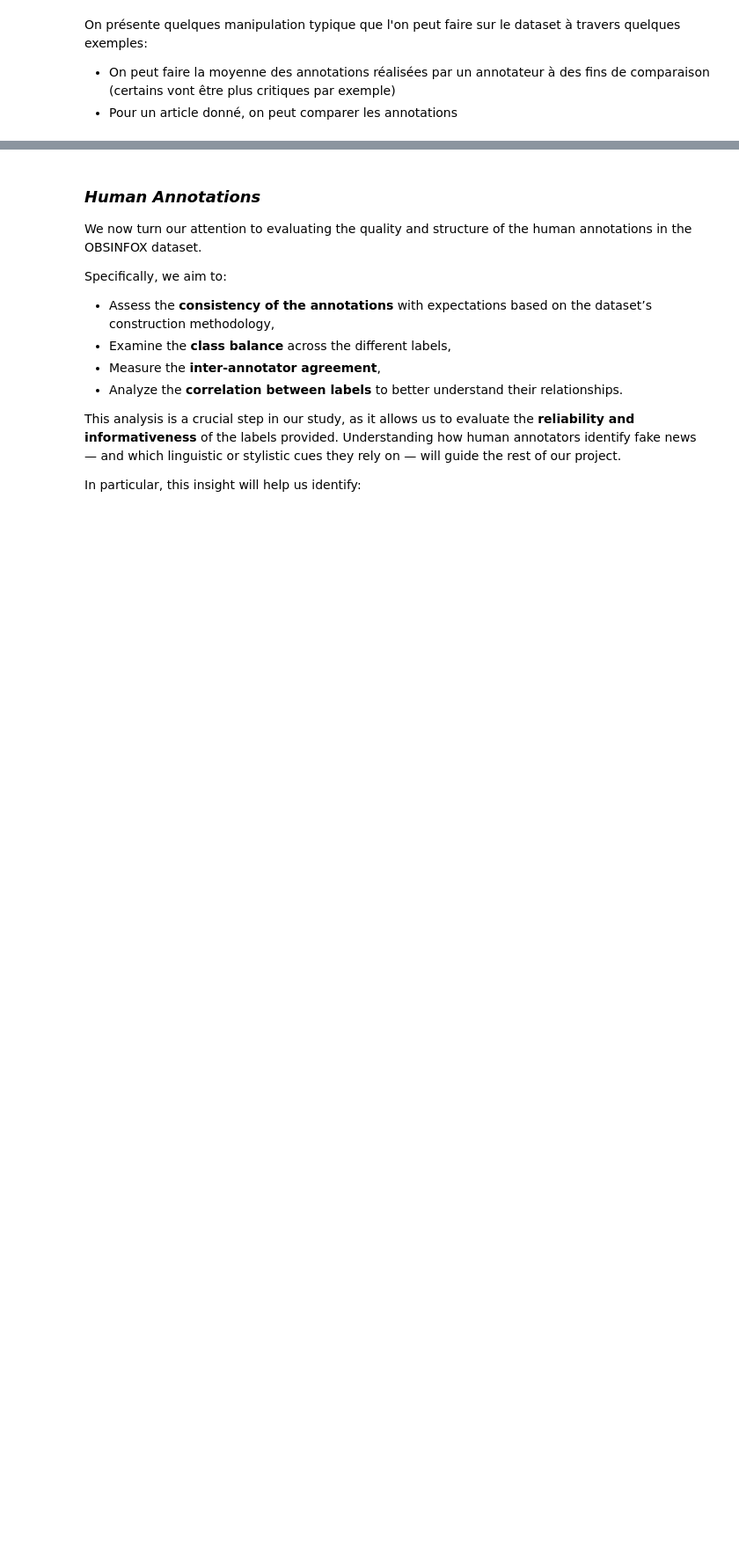
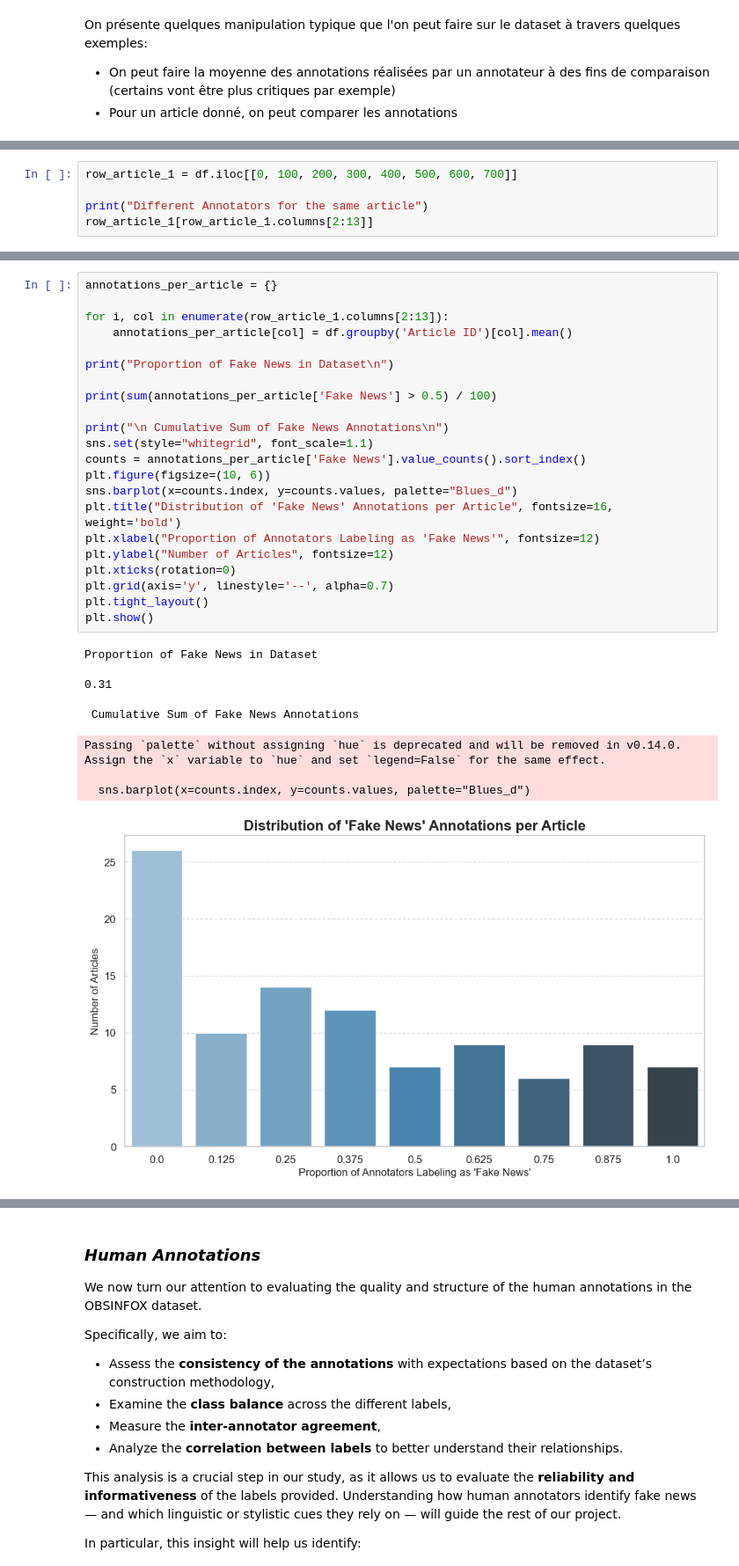
Before and after one commit to PyTomSss/NLP_ENSAE_Project, a Jupyter notebook: main.ipynb, the cells around one changed output, grey strips where cells are left out. Shown at 88% size. Cells and saved outputs as stored; diff of their text form; blank space fills up the shorter version.

```diff
--- a/main.ipynb
+++ b/main.ipynb
@@ -199,0 +353,5 @@ Afin de nous approprier les données et avant d'aller plus dans l'analyse, nous
+# %%
+row_article_1 = df.iloc[[0, 100, 200, 300, 400, 500, 600, 700]]
+
+print("Different Annotators for the same article")
+row_article_1[row_article_1.columns[2:13]]
@@ -199,0 +375,32 @@ Afin de nous approprier les données et avant d'aller plus dans l'analyse, nous
+# %%
+annotations_per_article = {}
+
+for i, col in enumerate(row_article_1.columns[2:13]):
+    annotations_per_article[col] = df.groupby('Article ID')[col].mean()
+
+print("Proportion of Fake News in Dataset\n")
+
+print(sum(annotations_per_article['Fake News'] > 0.5) / 100)
+
+print("\n Cumulative Sum of Fake News Annotations\n")
+sns.set(style="whitegrid", font_scale=1.1)
+counts = annotations_per_article['Fake News'].value_counts().sort_index()
+plt.figure(figsize=(10, 6))
+sns.barplot(x=counts.index, y=counts.values, palette="Blues_d")
+plt.title("Distribution of 'Fake News' Annotations per Article", fontsize=16, weight='bold')
+plt.xlabel("Proportion of Annotators Labeling as 'Fake News'", fontsize=12)
+plt.ylabel("Number of Articles", fontsize=12)
+plt.xticks(rotation=0)
+plt.grid(axis='y', linestyle='--', alpha=0.7)
+plt.tight_layout()
+plt.show()
+# %% [output]
+Proportion of Fake News in Dataset
+
+0.31
+
+ Cumulative Sum of Fake News Annotations
+Passing `palette` without assigning `hue` is deprecated and will be removed in v0.14.0. Assign the `x` variable to `hue` and set `legend=False` for the same effect.
+
+  sns.barplot(x=counts.index, y=counts.values, palette="Blues_d")
+[figure, added]
```
Also changed, not shown: parts of 70 cells of this notebook, 1 other file.
